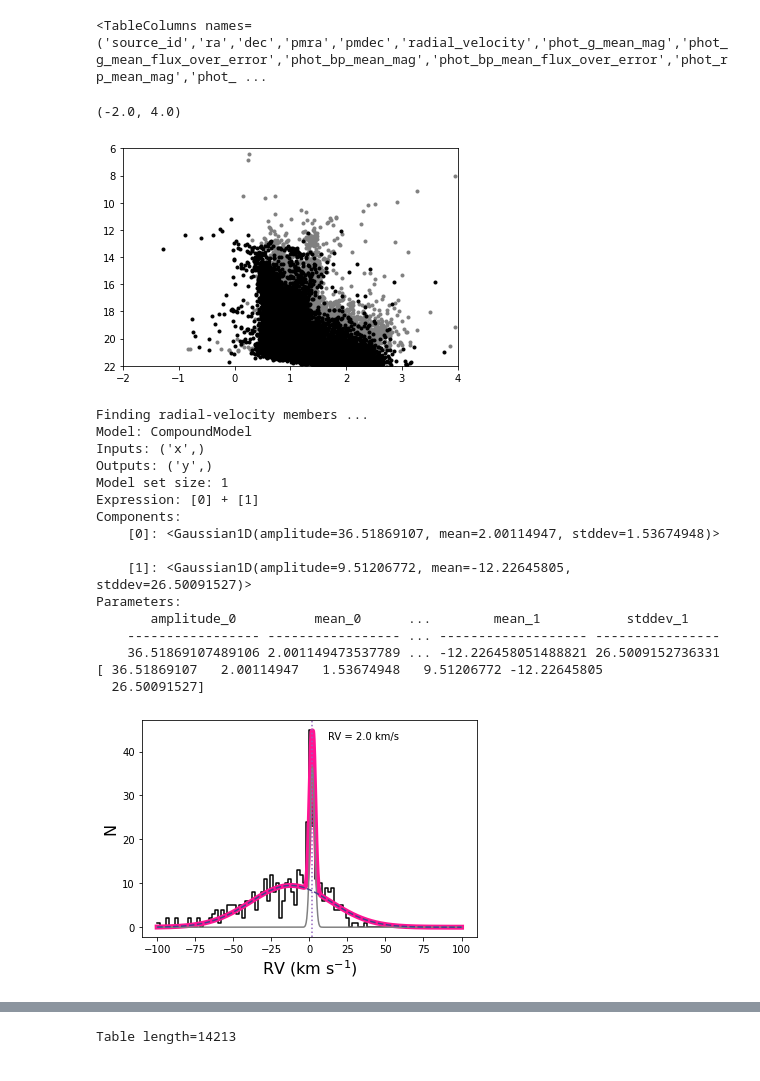
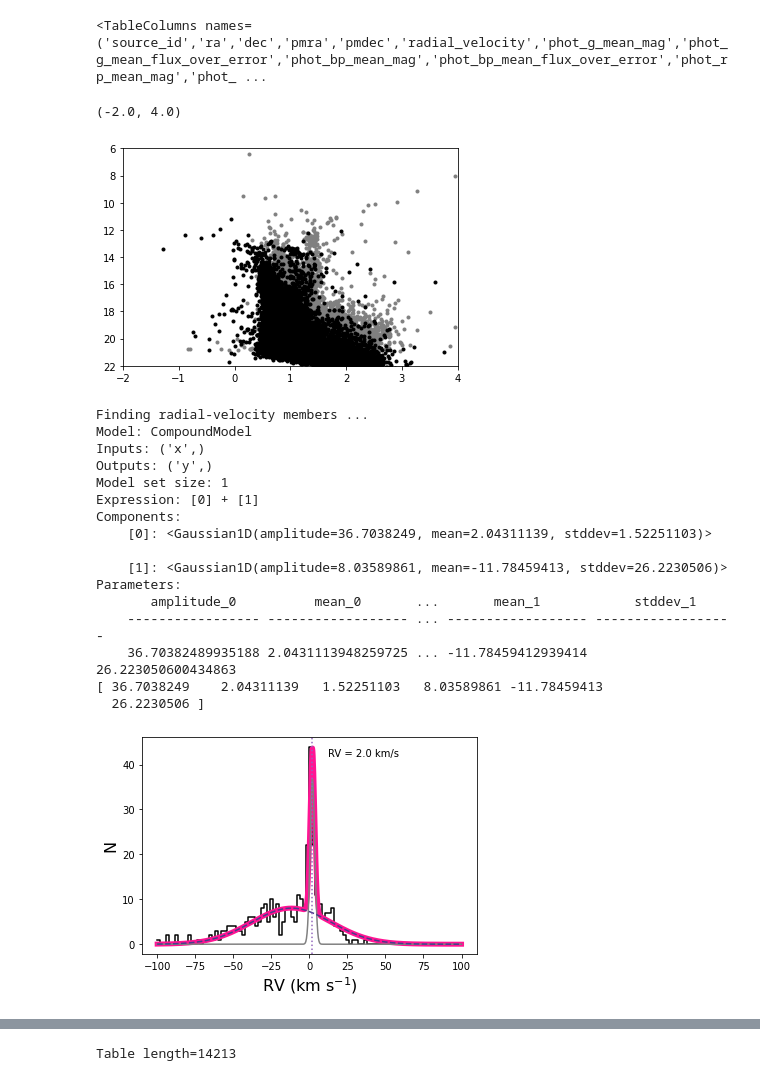
Before and after one commit to Clairezy/BASE9_utils, a Jupyter notebook: getGaiaData/genBASE9PhotFile.ipynb, the cells around one changed output, grey strips where cells are left out. Drawn from its saved outputs; the diff is of its cells as text; code cells hidden in the pictures.

```diff
--- a/getGaiaData/genBASE9PhotFile.ipynb
+++ b/getGaiaData/genBASE9PhotFile.ipynb
@@ -33,9 +36,10 @@ from getGaiaData import GaiaClusterMembers
 # %%
 # Generally, we can pull the central coordinates and size from my OC summary data here :
 # https://github.com/ageller/compileOCs
-NGC6819 = GaiaClusterMembers(295.3250, 40.19, .2)
+NGC6819 = GaiaClusterMembers(295.3250, 40.19, .18)
 NGC6819.verbose = 1
 NGC6819.getData()
+# NGC6819.saveDataToFile('NGC6819_Gaia_r_7deg.ecsv')
 NGC6819.data
 # %% [output]
 Retrieving Gaia data ...
@@ -72,32 +80,33 @@ ax.set_ylim(22, 6)
 ax.set_xlim(-2,4)
 # %% [output]
 (-2.0, 4.0)
-[figure, old version]
+[figure, new version]
 # %%
 NGC6819.plotNameRoot = 'plots/'
 NGC6819.verbose = 0
 # %%
 NGC6819.verbose = 2
-NGC6819.RVmean = 2.1
-NGC6819.RVfitParameters = (18,2.4,.5, 1,1,2)
+#NGC6819.RVmean = 2.1
+#NGC6819.RVParamsDefault = (1,1,2, 1,1,.001)
+#NGC6819.RVParamsDefault = (18,2.4,.5, 1,1,3)
 NGC6819.getRVMembers()
 # %% [output]
 Finding radial-velocity members ...
 Model: CompoundModel
 Inputs: ('x',)
 Outputs: ('y',)
 Model set size: 1
 Expression: [0] + [1]
 Components:
-    [0]: <Gaussian1D(amplitude=36.51869107, mean=2.00114947, stddev=1.53674948)>
+    [0]: <Gaussian1D(amplitude=36.7038249, mean=2.04311139, stddev=1.52251103)>
 
-    [1]: <Gaussian1D(amplitude=9.51206772, mean=-12.22645805, stddev=26.50091527)>
+    [1]: <Gaussian1D(amplitude=8.03589861, mean=-11.78459413, stddev=26.2230506)>
 Parameters:
-       amplitude_0          mean_0      ...        mean_1           stddev_1
-    ----------------- ----------------- ... ------------------- ----------------
-    36.51869107489106 2.001149473537789 ... -12.226458051488821 26.5009152736331
-[ 36.51869107   2.00114947   1.53674948   9.51206772 -12.22645805
-  26.50091527]
+       amplitude_0          mean_0       ...       mean_1            stddev_1
+    ----------------- ------------------ ... ------------------ ------------------
+    36.70382489935188 2.0431113948259725 ... -11.78459412939414 26.223050600434863
+[ 36.7038249    2.04311139   1.52251103   8.03589861 -11.78459413
+  26.2230506 ]
-[figure, old version]
+[figure, new version]
 # %%
 #NGC6819.distance = 2660.53 #pc
```
Also changed, not shown: parts of 5 cells of this notebook, 5 other files.
